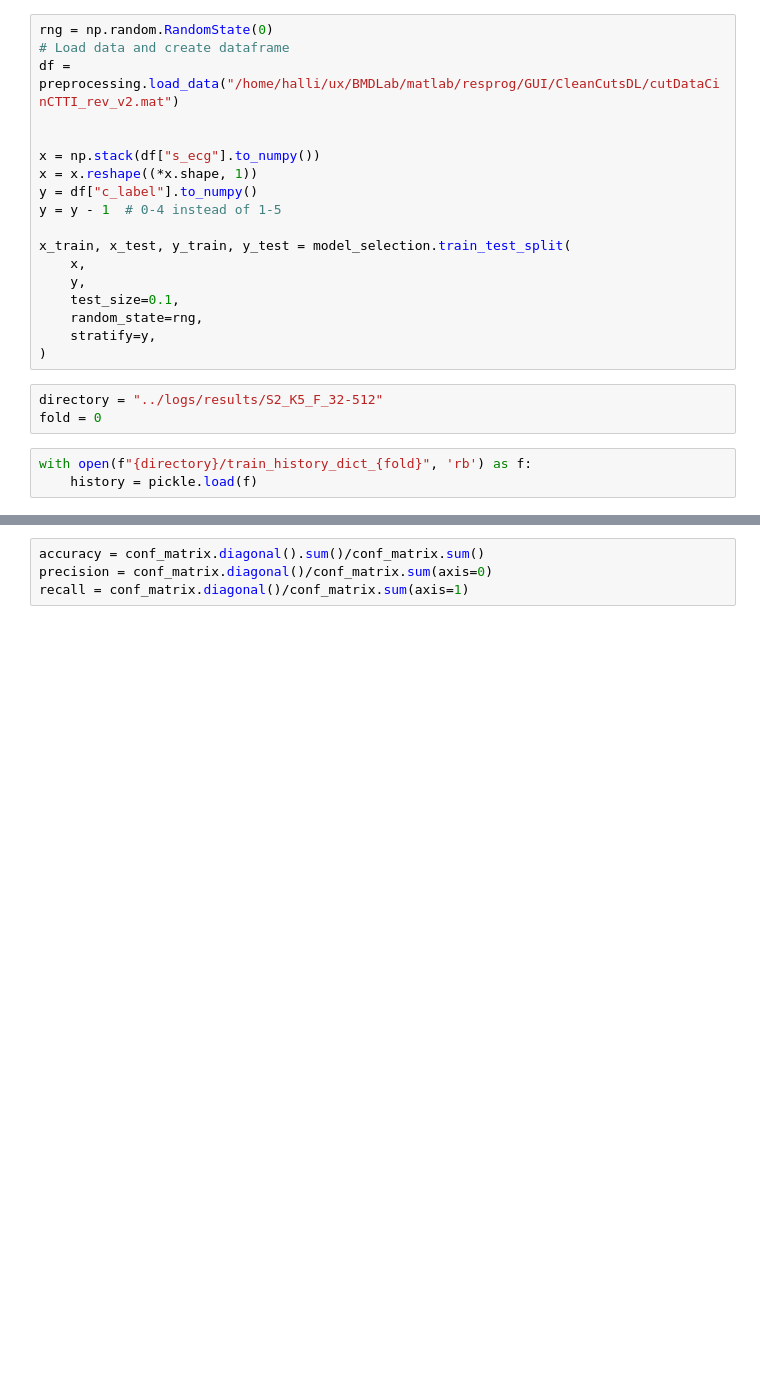
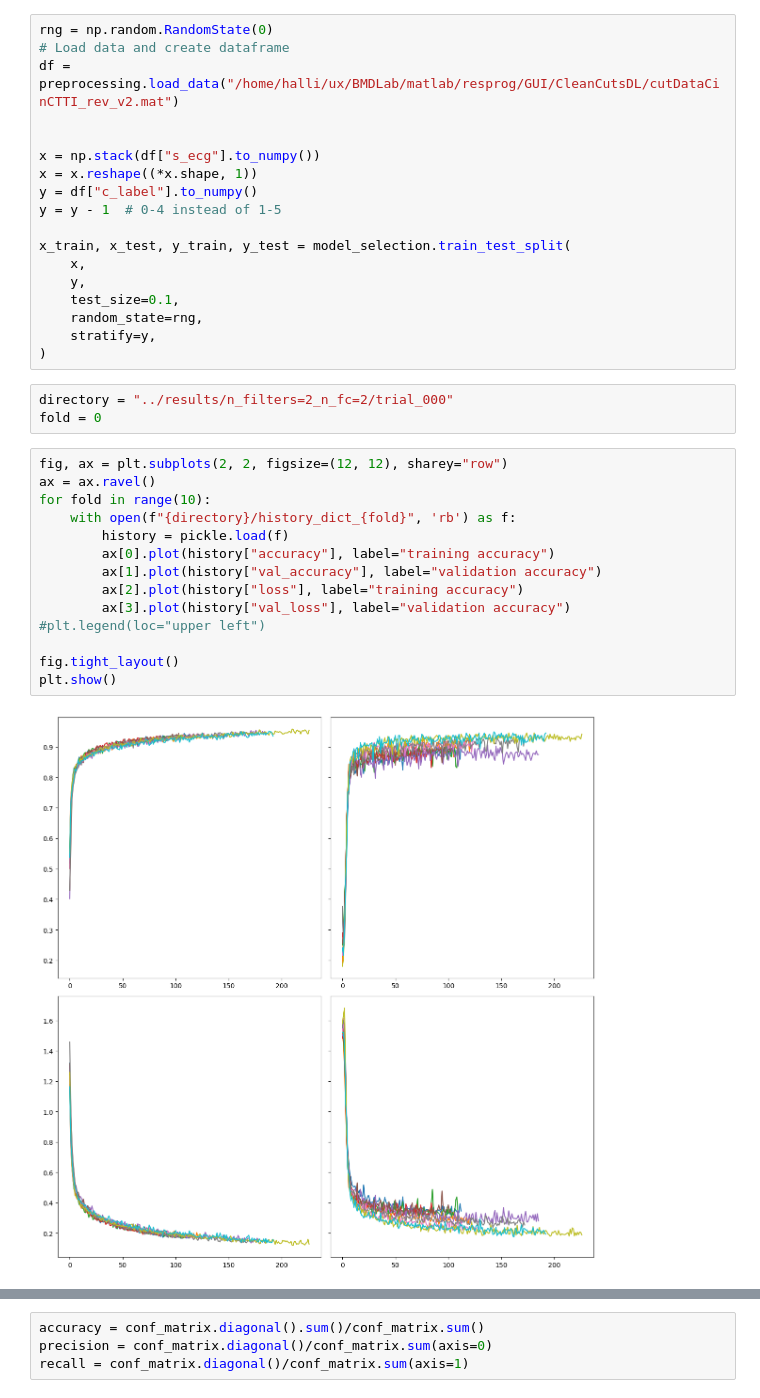
Before and after one commit to halli2/heart_rythm_interpretation, a Jupyter notebook: notebooks/results.ipynb, the cells around one changed output, grey strips where cells are left out. Cells and saved outputs as stored; diff of their text form; blank space fills up the shorter version.

```diff
--- a/notebooks/results.ipynb
+++ b/notebooks/results.ipynb
@@ -31,11 +31,24 @@ x_train, x_test, y_train, y_test = model_selection.train_test_split(
     stratify=y,
 )
 # %%
-directory = "../logs/results/S2_K5_F_32-512"
+directory = "../results/n_filters=2_n_fc=2/trial_000"
 fold = 0
-# %%
-with open(f"{directory}/train_history_dict_{fold}", 'rb') as f:
-    history = pickle.load(f)
+# %%
+fig, ax = plt.subplots(2, 2, figsize=(12, 12), sharey="row")
+ax = ax.ravel()
+for fold in range(10):
+    with open(f"{directory}/history_dict_{fold}", 'rb') as f:
+        history = pickle.load(f)
+        ax[0].plot(history["accuracy"], label="training accuracy")
+        ax[1].plot(history["val_accuracy"], label="validation accuracy")
+        ax[2].plot(history["loss"], label="training accuracy")
+        ax[3].plot(history["val_loss"], label="validation accuracy")
+#plt.legend(loc="upper left")
+
+fig.tight_layout()
+plt.show()
+# %% [output]
+[figure, added]
 # %%
 plt.plot(history["accuracy"], label="training accuracy")
 plt.plot(history["val_accuracy"], label="validation accuracy")
```
Also changed, not shown: parts of 6 cells of this notebook, 3 other files.
